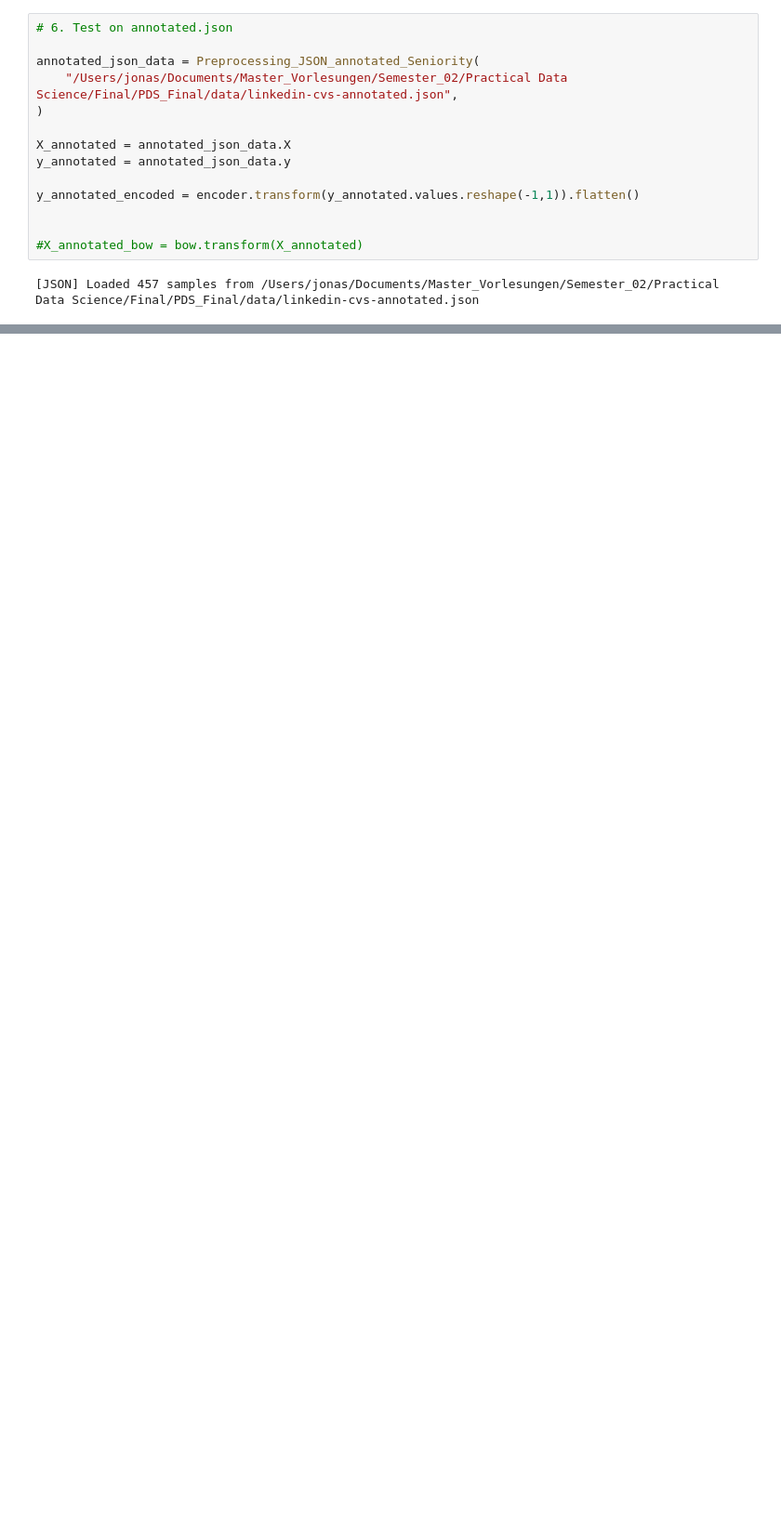
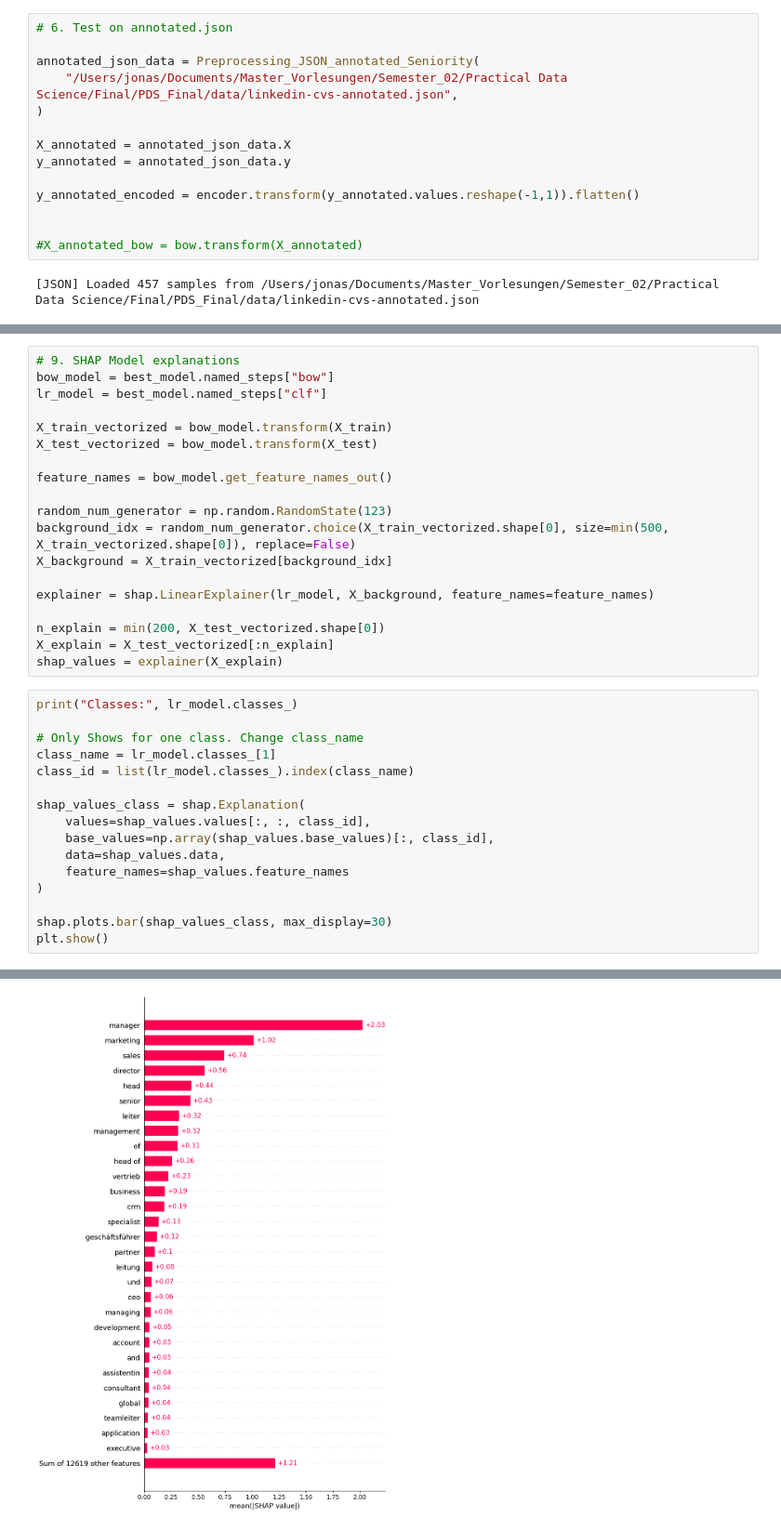
Before and after one commit to JonasEwn/PDS_Final, a Jupyter notebook: task_six/bow_seniority.ipynb, the cells around one changed output, grey strips where cells are left out. Shown at 93% size. Saved outputs shown, nothing was run; the diff lists cells and outputs as text; blank space fills up the shorter version.

```diff
--- a/task_six/bow_seniority.ipynb
+++ b/task_six/bow_seniority.ipynb
@@ -385,0 +390,36 @@ for thr in [0.4, 0.5, 0.55, 0.6, 0.65]:
+# %%
+# 9. SHAP Model explanations
+bow_model = best_model.named_steps["bow"]
+lr_model = best_model.named_steps["clf"]
+
+X_train_vectorized = bow_model.transform(X_train)
+X_test_vectorized = bow_model.transform(X_test)
+
+feature_names = bow_model.get_feature_names_out()
+
+random_num_generator = np.random.RandomState(123)
+background_idx = random_num_generator.choice(X_train_vectorized.shape[0], size=min(500, X_train_vectorized.shape[0]), replace=False)
+X_background = X_train_vectorized[background_idx]
+
+explainer = shap.LinearExplainer(lr_model, X_background, feature_names=feature_names)
+
+n_explain = min(200, X_test_vectorized.shape[0])
+X_explain = X_test_vectorized[:n_explain]
+shap_values = explainer(X_explain)
+# %%
+print("Classes:", lr_model.classes_)
+
+# Only Shows for one class. Change class_name
+class_name = lr_model.classes_[1]
+class_id = list(lr_model.classes_).index(class_name)
+
+shap_values_class = shap.Explanation(
+    values=shap_values.values[:, :, class_id],
+    base_values=np.array(shap_values.base_values)[:, class_id],
+    data=shap_values.data,
+    feature_names=shap_values.feature_names
+)
+
+shap.plots.bar(shap_values_class, max_display=30)
+plt.show()
+# %% [output]
@@ -385,0 +427 @@ for thr in [0.4, 0.5, 0.55, 0.6, 0.65]:
+[figure, added]
```
Also changed, not shown: parts of 11 cells of this notebook, 3 other files.
